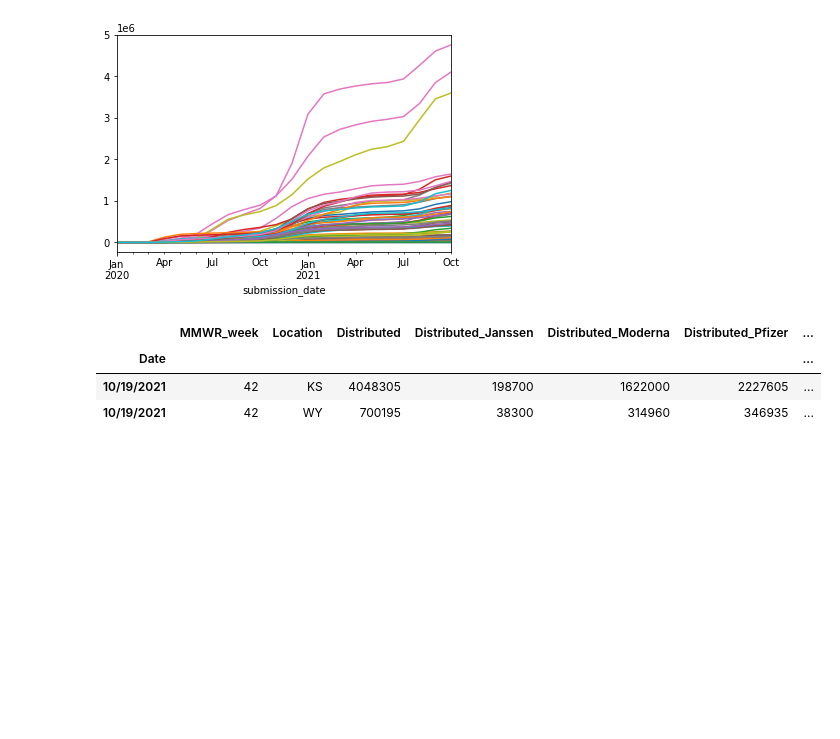
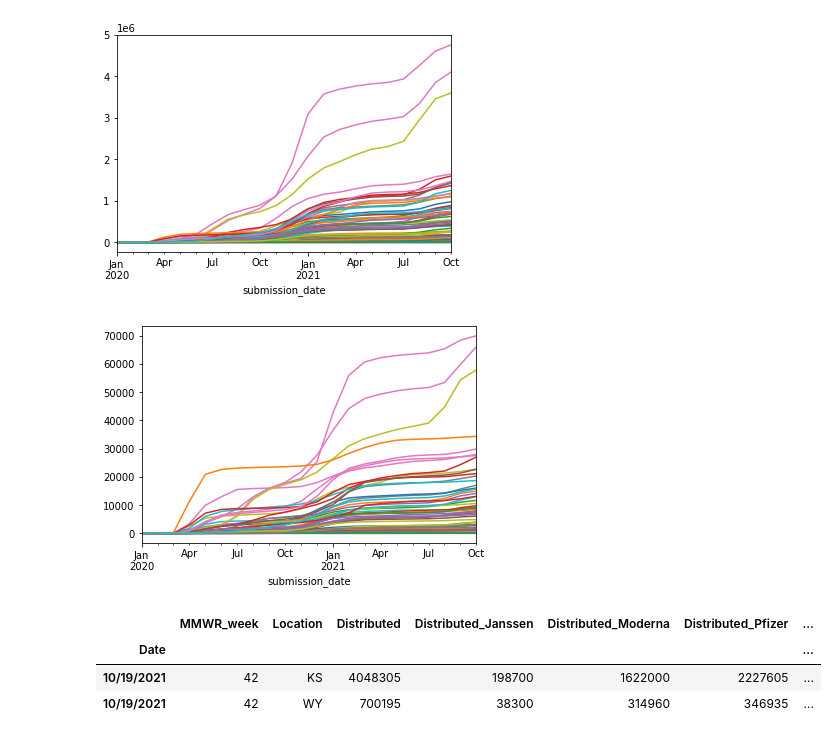
Before and after one commit to elizabethyoo/team_9, a Jupyter notebook: CDC_covid_data.ipynb, the cells around one changed output. Saved outputs shown, nothing was run; the diff lists cells and outputs as text; code cells hidden in the pictures; blank space fills up the shorter version.

```diff
--- a/CDC_covid_data.ipynb
+++ b/CDC_covid_data.ipynb
@@ -53,6 +53,13 @@ for state in df_case.state.unique():
   # plt.show()
 # %% [output]
 [figure]
+# %%
+for state in df_case.state.unique():
+  state_df = df_case.loc[df_case['state']==state, :]
+  state_df.groupby(pd.Grouper(freq='M'))["tot_death"].mean().plot()
+  # plt.show()
+# %% [output]
+[figure, added]
 # %%
 df_vac = pd.read_csv('/content/drive/MyDrive/group_9/Datasets/COVID_related/COVID-19_Vaccinations_in_the_United_States_Jurisdiction.csv')
 df_vac.set_index('Date', inplace=True)
```
Also changed, not shown: parts of 3 cells of this notebook.
